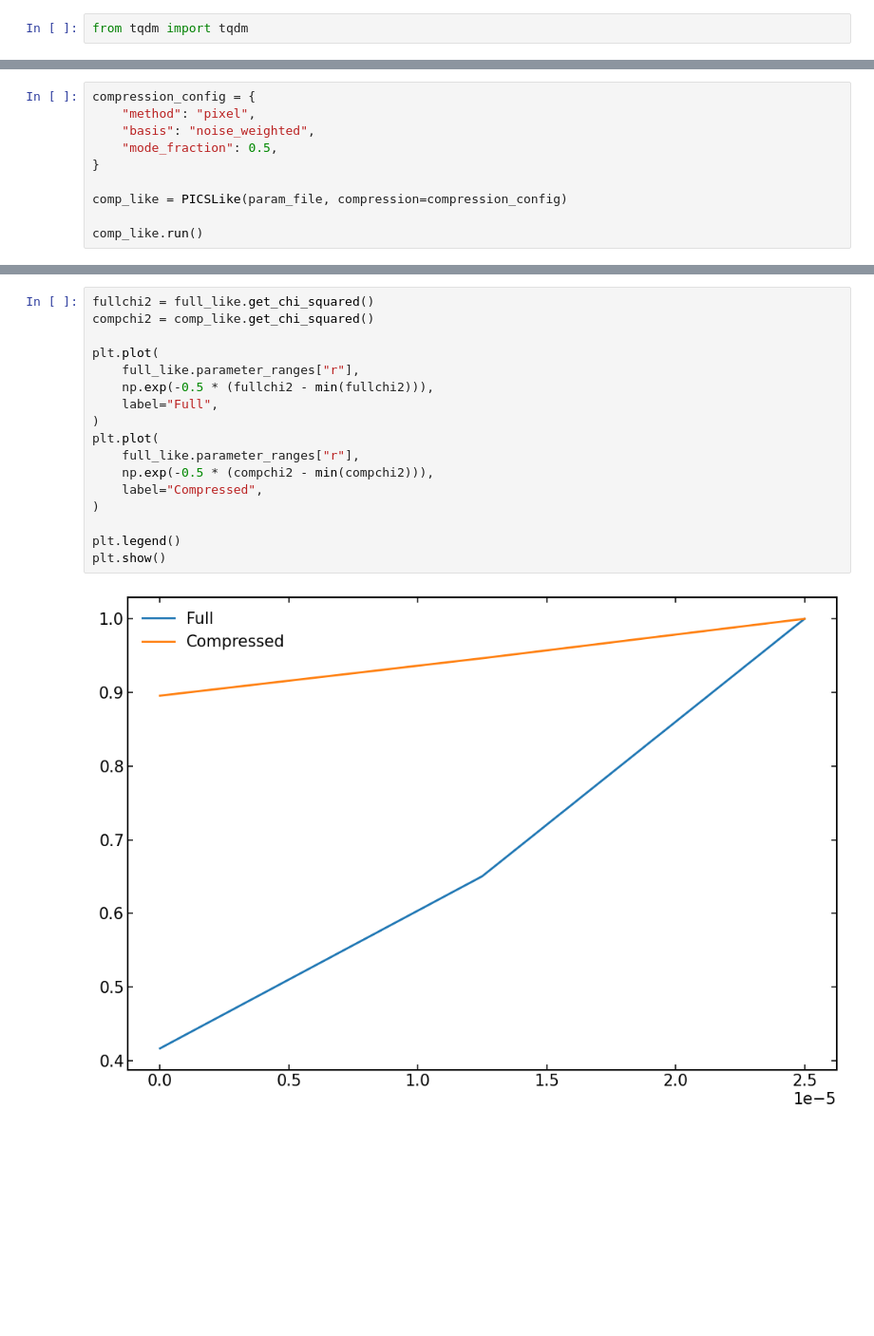
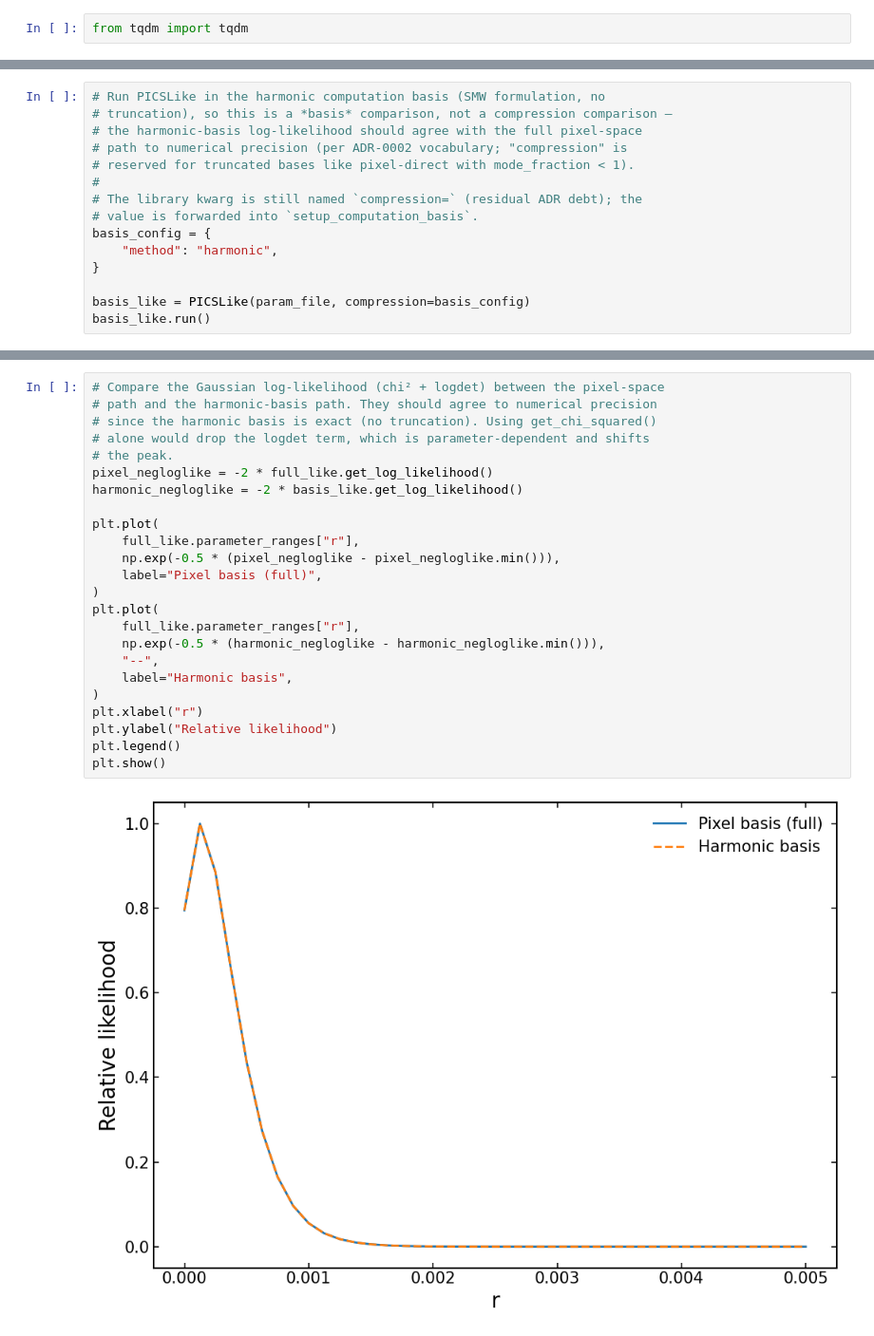
Before and after one commit to ggalloni/CosmoForge, a Jupyter notebook: src/cosmoforge.picslike/notebooks/B_PB_like.ipynb, the cells around one changed output, grey strips where cells are left out. Shown at 95% size. Drawn from its saved outputs; the diff is of its cells as text; blank space fills up the shorter version.

```diff
--- a/src/cosmoforge.picslike/notebooks/B_PB_like.ipynb
+++ b/src/cosmoforge.picslike/notebooks/B_PB_like.ipynb
@@ -474,11 +431,16 @@ full_like.run()
 # %%
-compression_config = {
-    "method": "pixel",
-    "basis": "noise_weighted",
-    "mode_fraction": 0.5,
+# Run PICSLike in the harmonic computation basis (SMW formulation, no
+# truncation), so this is a *basis* comparison, not a compression comparison —
+# the harmonic-basis log-likelihood should agree with the full pixel-space
+# path to numerical precision (per ADR-0002 vocabulary; "compression" is
+# reserved for truncated bases like pixel-direct with mode_fraction < 1).
+#
+# The library kwarg is still named `compression=` (residual ADR debt); the
+# value is forwarded into `setup_computation_basis`.
+basis_config = {
+    "method": "harmonic",
 }
 
-comp_like = PICSLike(param_file, compression=compression_config)
-
-comp_like.run()
+basis_like = PICSLike(param_file, compression=basis_config)
+basis_like.run()
 # %% [output]
@@ -488,19 +451,26 @@ comp_like.run()
 # %%
-fullchi2 = full_like.get_chi_squared()
-compchi2 = comp_like.get_chi_squared()
+# Compare the Gaussian log-likelihood (chi² + logdet) between the pixel-space
+# path and the harmonic-basis path. They should agree to numerical precision
+# since the harmonic basis is exact (no truncation). Using get_chi_squared()
+# alone would drop the logdet term, which is parameter-dependent and shifts
+# the peak.
+pixel_negloglike = -2 * full_like.get_log_likelihood()
+harmonic_negloglike = -2 * basis_like.get_log_likelihood()
 
 plt.plot(
     full_like.parameter_ranges["r"],
-    np.exp(-0.5 * (fullchi2 - min(fullchi2))),
-    label="Full",
+    np.exp(-0.5 * (pixel_negloglike - pixel_negloglike.min())),
+    label="Pixel basis (full)",
 )
 plt.plot(
     full_like.parameter_ranges["r"],
-    np.exp(-0.5 * (compchi2 - min(compchi2))),
-    label="Compressed",
+    np.exp(-0.5 * (harmonic_negloglike - harmonic_negloglike.min())),
+    "--",
+    label="Harmonic basis",
 )
-
+plt.xlabel("r")
+plt.ylabel("Relative likelihood")
 plt.legend()
 plt.show()
 # %% [output]
-[figure, old version]
+[figure, new version]
```
Also changed, not shown: parts of 9 cells of this notebook, 1 other file.
